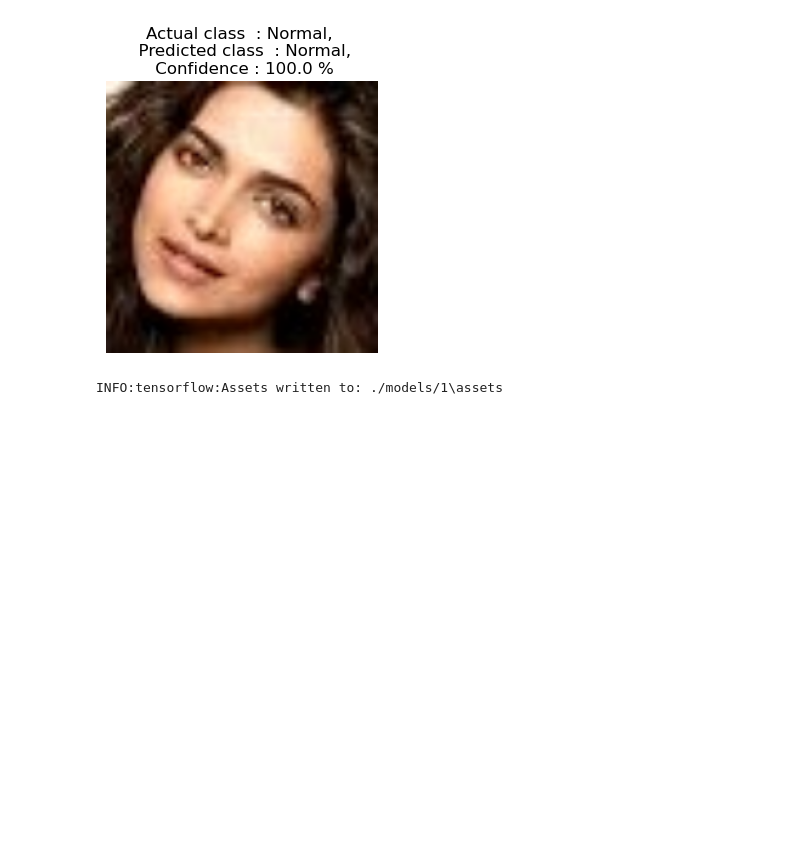
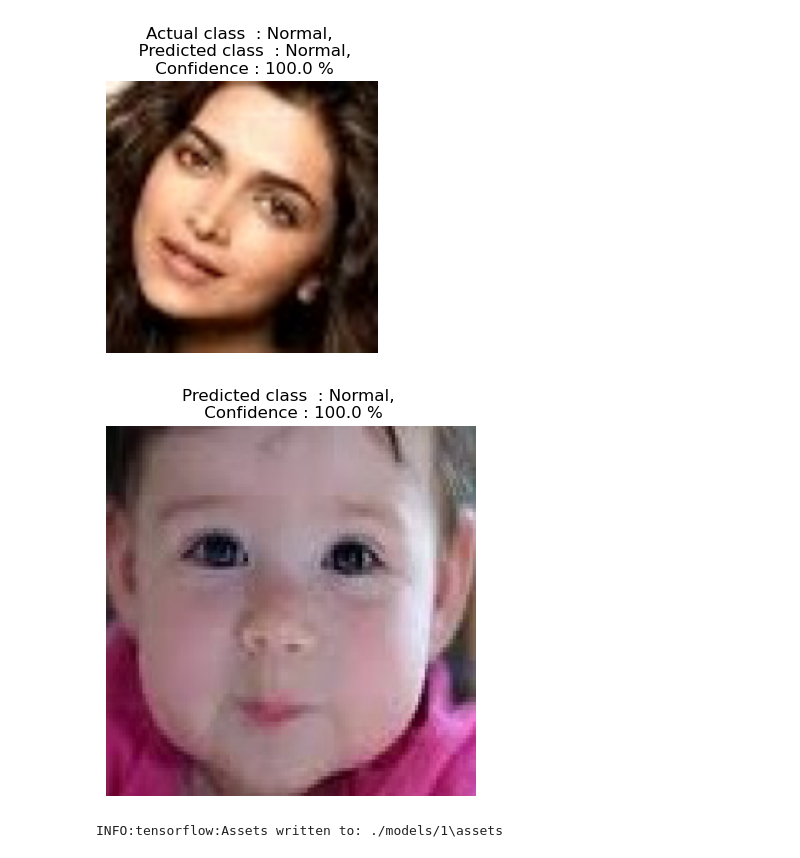
Before and after one commit to anilkumar1322/black-fungus-detection, a Jupyter notebook: transfor learning model.ipynb, the cells around one changed output. Saved outputs shown, nothing was run; the diff lists cells and outputs as text; code cells hidden in the pictures; blank space fills up the shorter version.

```diff
--- a/transfor learning model.ipynb
+++ b/transfor learning model.ipynb
@@ -215,6 +215,25 @@ for images,labels in test_ds.take(1):
 [figure]
 [figure]
 [figure]
+# %%
+img_path='D:\data science projects\Black fungus project\Images\C_Normal.jpg'
+
+from tensorflow.keras.preprocessing import image
+from tensorflow.keras.applications.resnet50 import preprocess_input, decode_predictions
+
+img = image.load_img(img_path, target_size=(224, 224))
+img_array = image.img_to_array(img)
+img_batch = np.expand_dims(img_array, axis=0)
+img_preprocessed = preprocess_input(img_batch)
+
+predicted_class,confidence = predict(tl_model,img_preprocessed)
+
+plt.imshow(img)
+plt.title(f"Predicted class  : {predicted_class}, \n Confidence : {confidence} %")
+plt.axis('off')
+plt.show()
+# %% [output]
+[figure, added]
 # %%
 tl_model_version=1
 tl_model.save(f"./models/{tl_model_version}")
```
Also changed, not shown: 1 other file.
